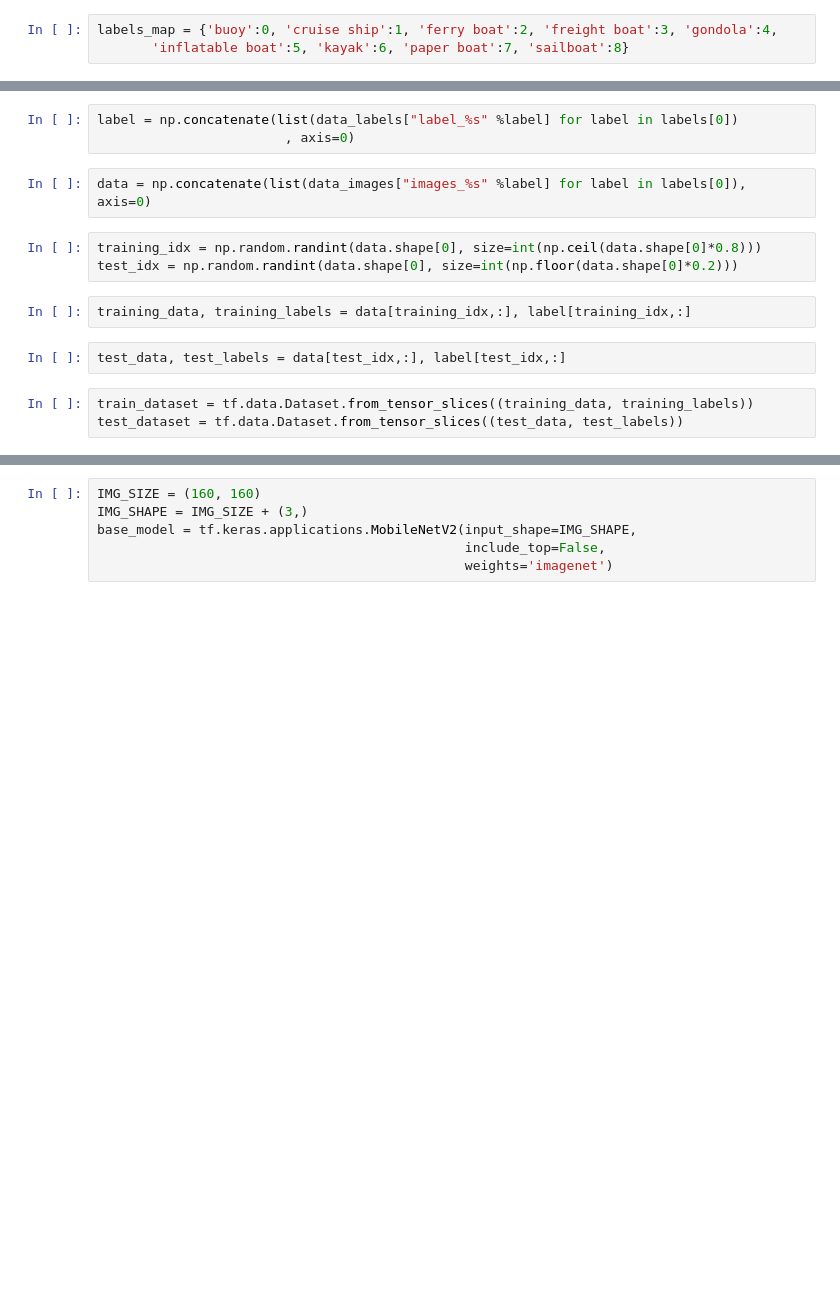
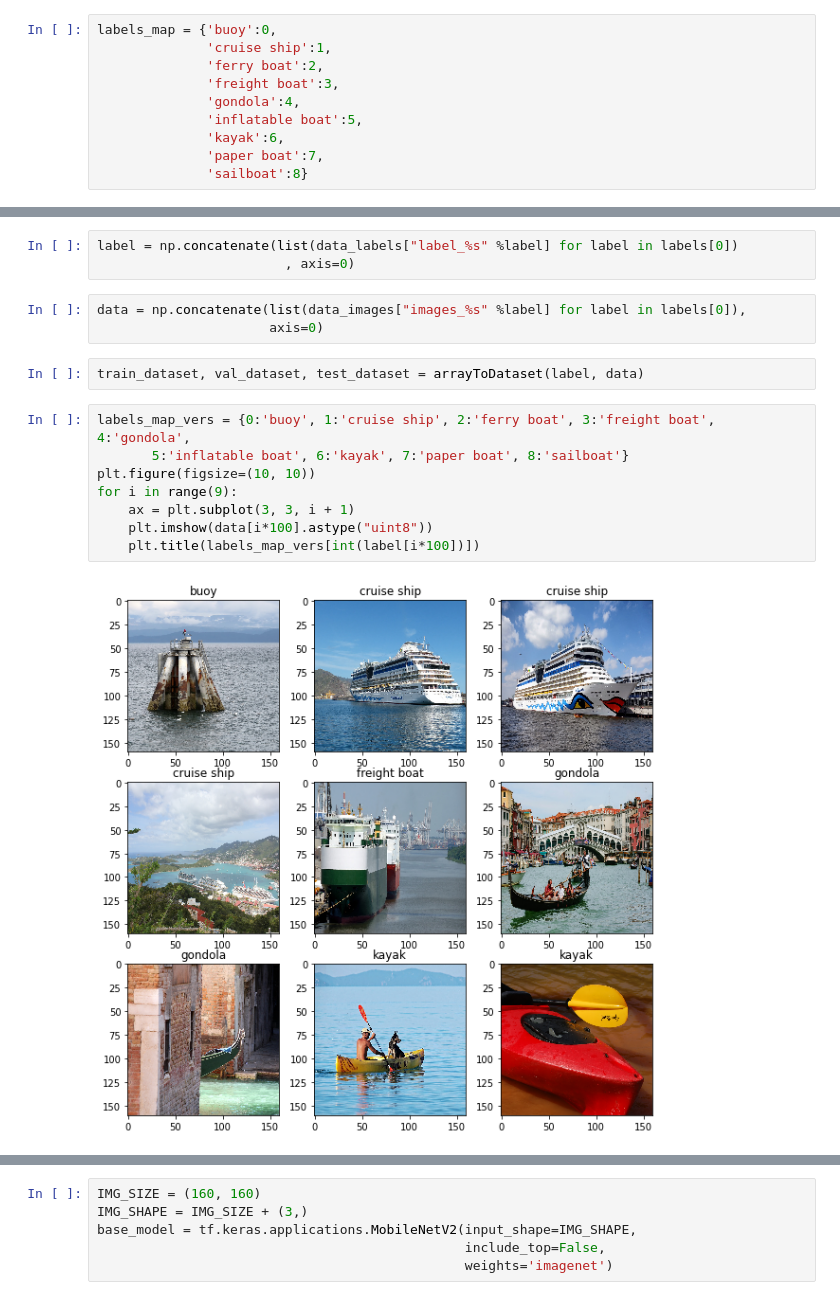
Before and after one commit to yedidya-vi/CNN-model-Transfer-learning, a Jupyter notebook: Transfer_model_boats.ipynb, the cells around one changed output, grey strips where cells are left out. Cells and saved outputs as stored; diff of their text form; blank space fills up the shorter version.

```diff
--- a/Transfer_model_boats.ipynb
+++ b/Transfer_model_boats.ipynb
@@ -35,8 +41,15 @@ def loadImages(path, label):
 # %%
 labels = np.array([listdir('./boats')[0::]])
 # %%
-labels_map = {'buoy':0, 'cruise ship':1, 'ferry boat':2, 'freight boat':3, 'gondola':4,
-       'inflatable boat':5, 'kayak':6, 'paper boat':7, 'sailboat':8}
+labels_map = {'buoy':0,
+              'cruise ship':1,
+              'ferry boat':2,
+              'freight boat':3,
+              'gondola':4,
+              'inflatable boat':5,
+              'kayak':6,
+              'paper boat':7,
+              'sailboat':8}
 # %%
 data_images = {}
 data_labels = {}
@@ -52,16 +65,19 @@ for label in labels[0]:
 label = np.concatenate(list(data_labels["label_%s" %label] for label in labels[0])
                         , axis=0)
 # %%
-data = np.concatenate(list(data_images["images_%s" %label] for label in labels[0]), axis=0)
+data = np.concatenate(list(data_images["images_%s" %label] for label in labels[0]),
+                      axis=0)
-# %%
-training_idx = np.random.randint(data.shape[0], size=int(np.ceil(data.shape[0]*0.8)))
-test_idx = np.random.randint(data.shape[0], size=int(np.floor(data.shape[0]*0.2)))
-# %%
-training_data, training_labels = data[training_idx,:], label[training_idx,:]
-# %%
-test_data, test_labels = data[test_idx,:], label[test_idx,:]
-# %%
-train_dataset = tf.data.Dataset.from_tensor_slices((training_data, training_labels))
-test_dataset = tf.data.Dataset.from_tensor_slices((test_data, test_labels))
+# %%
+train_dataset, val_dataset, test_dataset = arrayToDataset(label, data)
+# %%
+labels_map_vers = {0:'buoy', 1:'cruise ship', 2:'ferry boat', 3:'freight boat', 4:'gondola',
+       5:'inflatable boat', 6:'kayak', 7:'paper boat', 8:'sailboat'}
+plt.figure(figsize=(10, 10))
+for i in range(9):
+    ax = plt.subplot(3, 3, i + 1)
+    plt.imshow(data[i*100].astype("uint8"))
+    plt.title(labels_map_vers[int(label[i*100])])
+# %% [output]
+[figure, added]
 # %%
 BATCH_SIZE = 32
```
Also changed, not shown: parts of 16 cells of this notebook.
